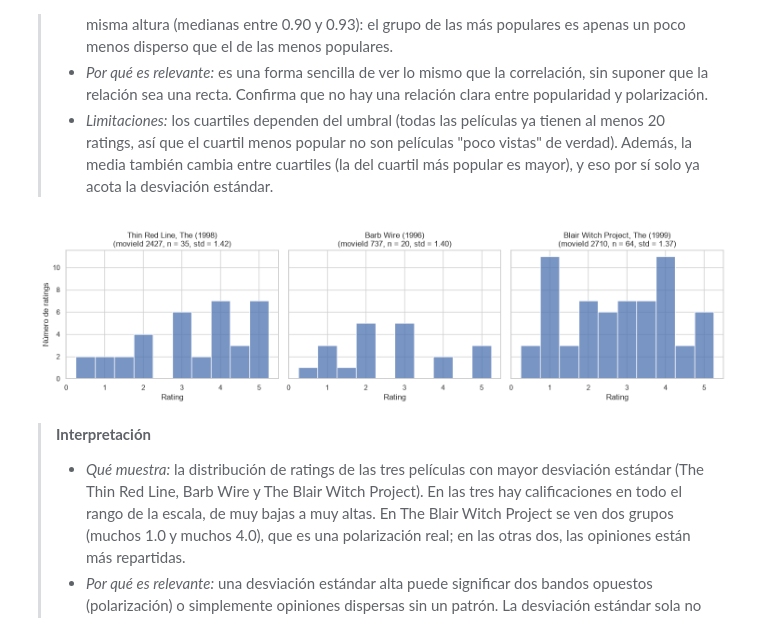
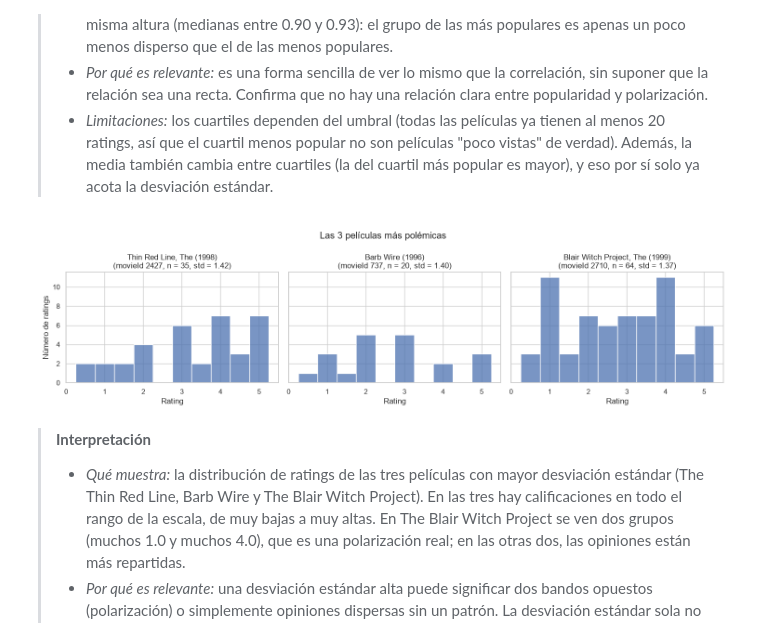
Before and after one commit to srandres-git/movielens-proyecto-integrador, a Jupyter notebook: notebooks/02_popularidad_polarizacion.ipynb, the cells around one changed output. Drawn from its saved outputs; the diff is of its cells as text; code cells hidden in the pictures.

```diff
--- a/notebooks/02_popularidad_polarizacion.ipynb
+++ b/notebooks/02_popularidad_polarizacion.ipynb
@@ -239,28 +237,28 @@ Q4 (más populares)       62    329         0.90           3.79
 > - *Por qué es relevante:* es una forma sencilla de ver lo mismo que la correlación, sin suponer que la relación sea una recta. Confirma que no hay una relación clara entre popularidad y polarización.
 > - *Limitaciones:* los cuartiles dependen del umbral (todas las películas ya tienen al menos 20 ratings, así que el cuartil menos popular no son películas "poco vistas" de verdad). Además, la media también cambia entre cuartiles (la del cuartil más popular es mayor), y eso por sí solo ya acota la desviación estándar.
 # %%
-# TODO: histogramas de ratings de las 3 películas con mayor std
 # rutas.guardar_figura(fig, "02_histogramas_polemicas")
 # histogramas de ratings de las 3 películas con mayor std
 top3 = stats.nlargest(3, 'std')
 bins = np.arange(0.25, 5.76, 0.5)  # una barra por cada valor posible de rating
 
 fig, axes = plt.subplots(1, 3, figsize=(15, 4), sharey=True)
 for ax, (_, peli) in zip(axes, top3.iterrows()):
     ratings_peli = ratings.loc[ratings['movieId'] == peli['movieId'], 'rating']
     sns.histplot(x=ratings_peli, bins=bins, ax=ax)
     ax.set(
         title=f"{peli['title']}\n(movieId {peli['movieId']}, n = {peli['n']}, std = {peli['std']:.2f})",
         xlabel='Rating',
         ylabel='Número de ratings',
         xlim=(0, 5.5),
     )
+fig.suptitle('Las 3 películas más polémicas')
 
 plt.tight_layout()
 rutas.guardar_figura(fig, '02_histogramas_polemicas')
 plt.show()
 # %% [output]
-[figure, old version]
+[figure, new version]
 # %% [markdown]
 > **Interpretación**
 > - *Qué muestra:* la distribución de ratings de las tres películas con mayor desviación estándar (The Thin Red Line, Barb Wire y The Blair Witch Project). En las tres hay calificaciones en todo el rango de la escala, de muy bajas a muy altas. En The Blair Witch Project se ven dos grupos (muchos 1.0 y muchos 4.0), que es una polarización real; en las otras dos, las opiniones están más repartidas.
```
Also changed, not shown: parts of 3 cells of this notebook, 6 other files.
